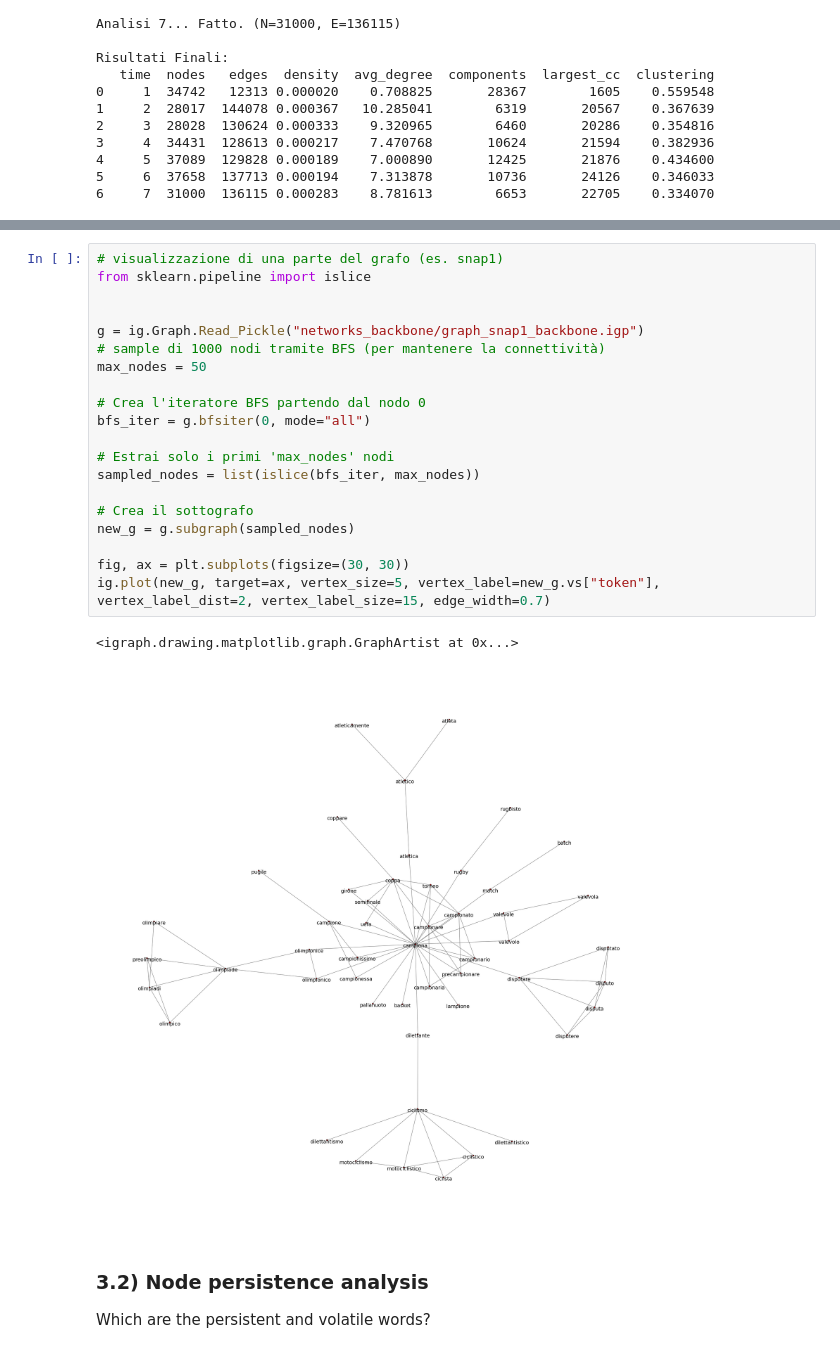
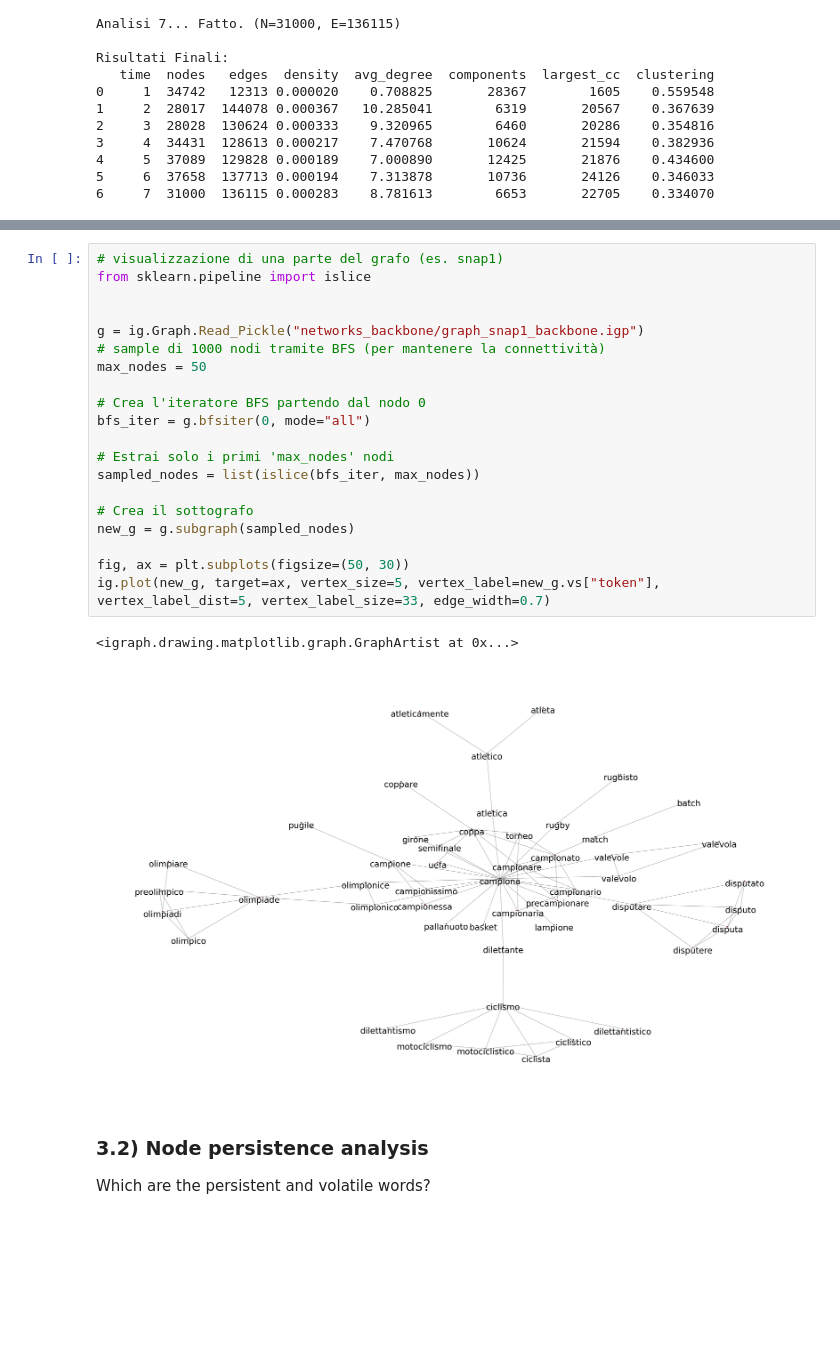
Before and after one commit to ChefBB/acn_project, a Jupyter notebook: dynet/network_creation_backbone.ipynb, the cells around one changed output, grey strips where cells are left out. Cells and saved outputs as stored; diff of their text form; blank space fills up the shorter version.

```diff
--- a/dynet/network_creation_backbone.ipynb
+++ b/dynet/network_creation_backbone.ipynb
@@ -403,26 +406,26 @@ Componenti connesse - 7: [22705, 13, 10, 10, 9, 9, 8, 8, 8, 7, 7, 7, 6, 6, 6, 6,
 # %%
 # visualizzazione di una parte del grafo (es. snap1)
 from sklearn.pipeline import islice
 
 
 g = ig.Graph.Read_Pickle("networks_backbone/graph_snap1_backbone.igp")
 # sample di 1000 nodi tramite BFS (per mantenere la connettività)
 max_nodes = 50
 
 # Crea l'iteratore BFS partendo dal nodo 0
 bfs_iter = g.bfsiter(0, mode="all")
 
 # Estrai solo i primi 'max_nodes' nodi
 sampled_nodes = list(islice(bfs_iter, max_nodes))
 
 # Crea il sottografo
 new_g = g.subgraph(sampled_nodes)
 
-fig, ax = plt.subplots(figsize=(30, 30))
-ig.plot(new_g, target=ax, vertex_size=5, vertex_label=new_g.vs["token"], vertex_label_dist=2, vertex_label_size=15, edge_width=0.7)
+fig, ax = plt.subplots(figsize=(50, 30))
+ig.plot(new_g, target=ax, vertex_size=5, vertex_label=new_g.vs["token"], vertex_label_dist=5, vertex_label_size=33, edge_width=0.7)
 # %% [output]
 <igraph.drawing.matplotlib.graph.GraphArtist at 0x...>
-[figure, old version]
+[figure, new version]
 # %% [markdown]
 ### 3.2) Node persistence analysis
 
```
Also changed, not shown: parts of 5 cells of this notebook, 4 other files.
